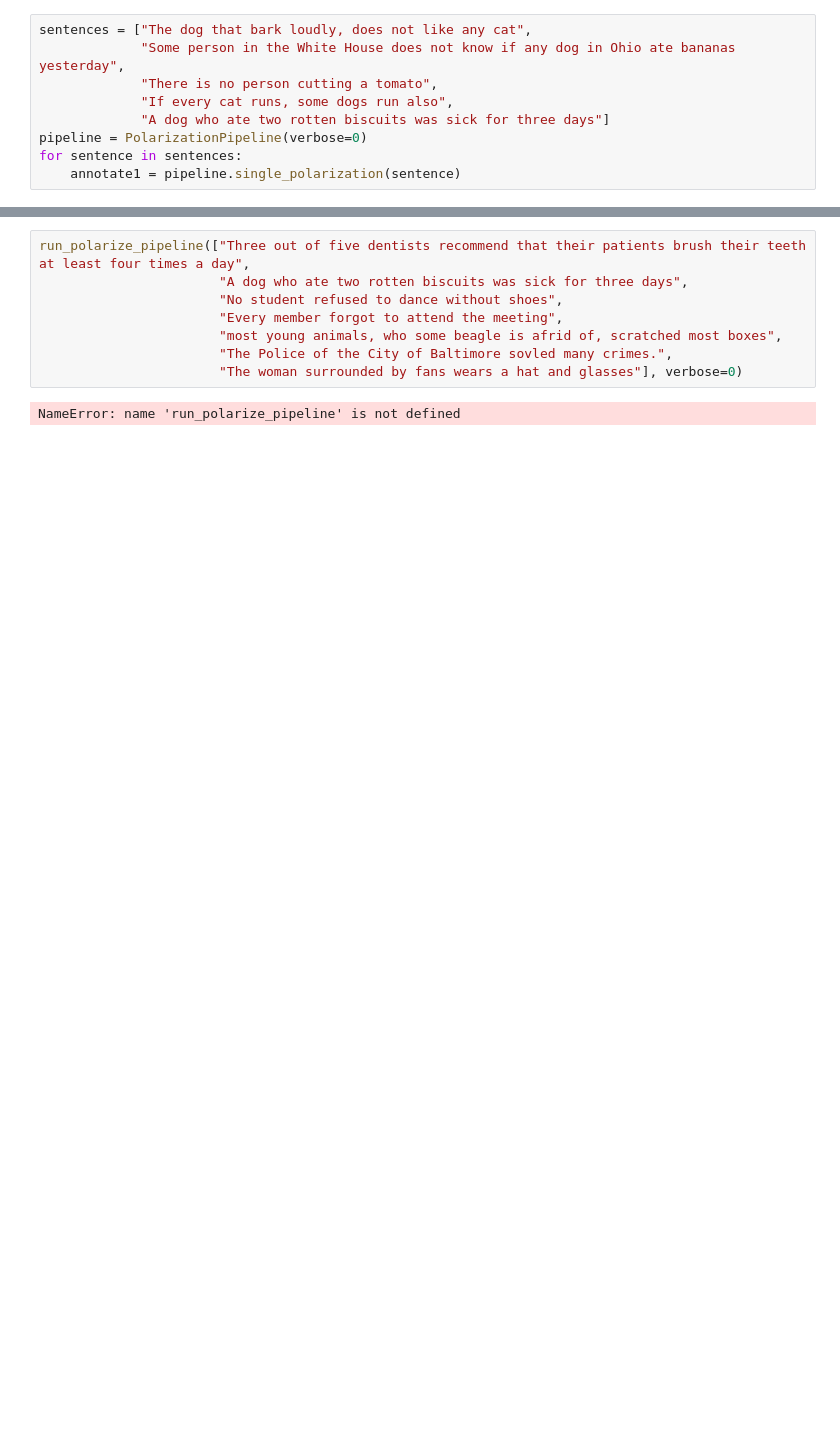
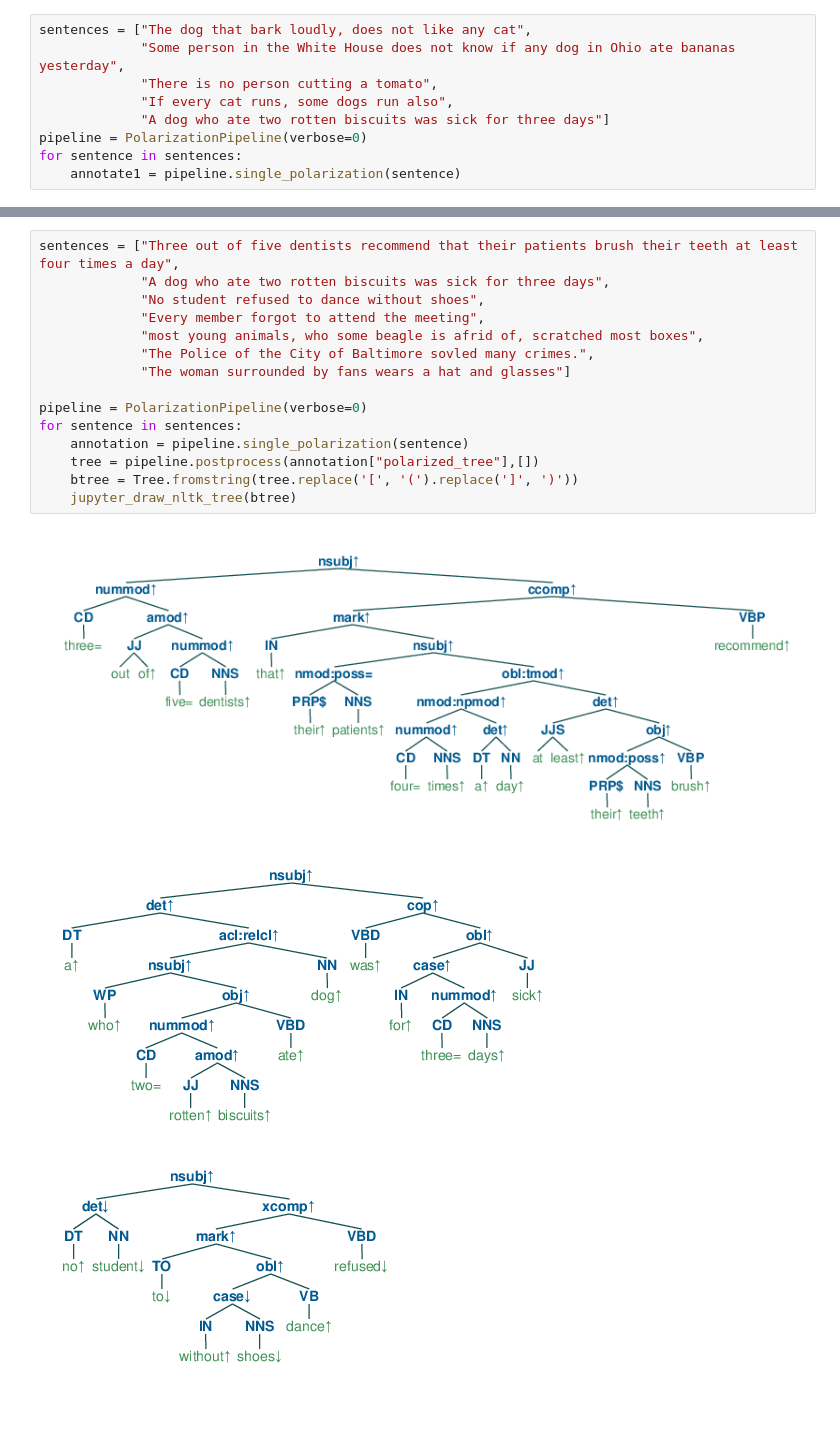
Before and after one commit to eric11eca/NeuralLog, a Jupyter notebook: src/Udep2Mono.ipynb, the cells around one changed output, grey strips where cells are left out. Drawn from its saved outputs; the diff is of its cells as text; blank space fills up the shorter version.

```diff
--- a/src/Udep2Mono.ipynb
+++ b/src/Udep2Mono.ipynb
@@ -1230,10 +1195,19 @@ for sentence in sentences:
 # %%
-run_polarize_pipeline(["Three out of five dentists recommend that their patients brush their teeth at least four times a day",
-                       "A dog who ate two rotten biscuits was sick for three days",
-                       "No student refused to dance without shoes",
-                       "Every member forgot to attend the meeting",
-                       "most young animals, who some beagle is afrid of, scratched most boxes",
-                       "The Police of the City of Baltimore sovled many crimes.",
-                       "The woman surrounded by fans wears a hat and glasses"], verbose=0)
+sentences = ["Three out of five dentists recommend that their patients brush their teeth at least four times a day",
+             "A dog who ate two rotten biscuits was sick for three days",
+             "No student refused to dance without shoes",
+             "Every member forgot to attend the meeting",
+             "most young animals, who some beagle is afrid of, scratched most boxes",
+             "The Police of the City of Baltimore sovled many crimes.",
+             "The woman surrounded by fans wears a hat and glasses"]
+
+pipeline = PolarizationPipeline(verbose=0)
+for sentence in sentences:
+    annotation = pipeline.single_polarization(sentence)
+    tree = pipeline.postprocess(annotation["polarized_tree"],[])
+    btree = Tree.fromstring(tree.replace('[', '(').replace(']', ')'))
+    jupyter_draw_nltk_tree(btree)
 # %% [output]
-NameError: name 'run_polarize_pipeline' is not defined
+[figure, added]
+[figure, added]
+[figure, added]
```
Also changed, not shown: parts of 8 cells of this notebook, 4 other files.
